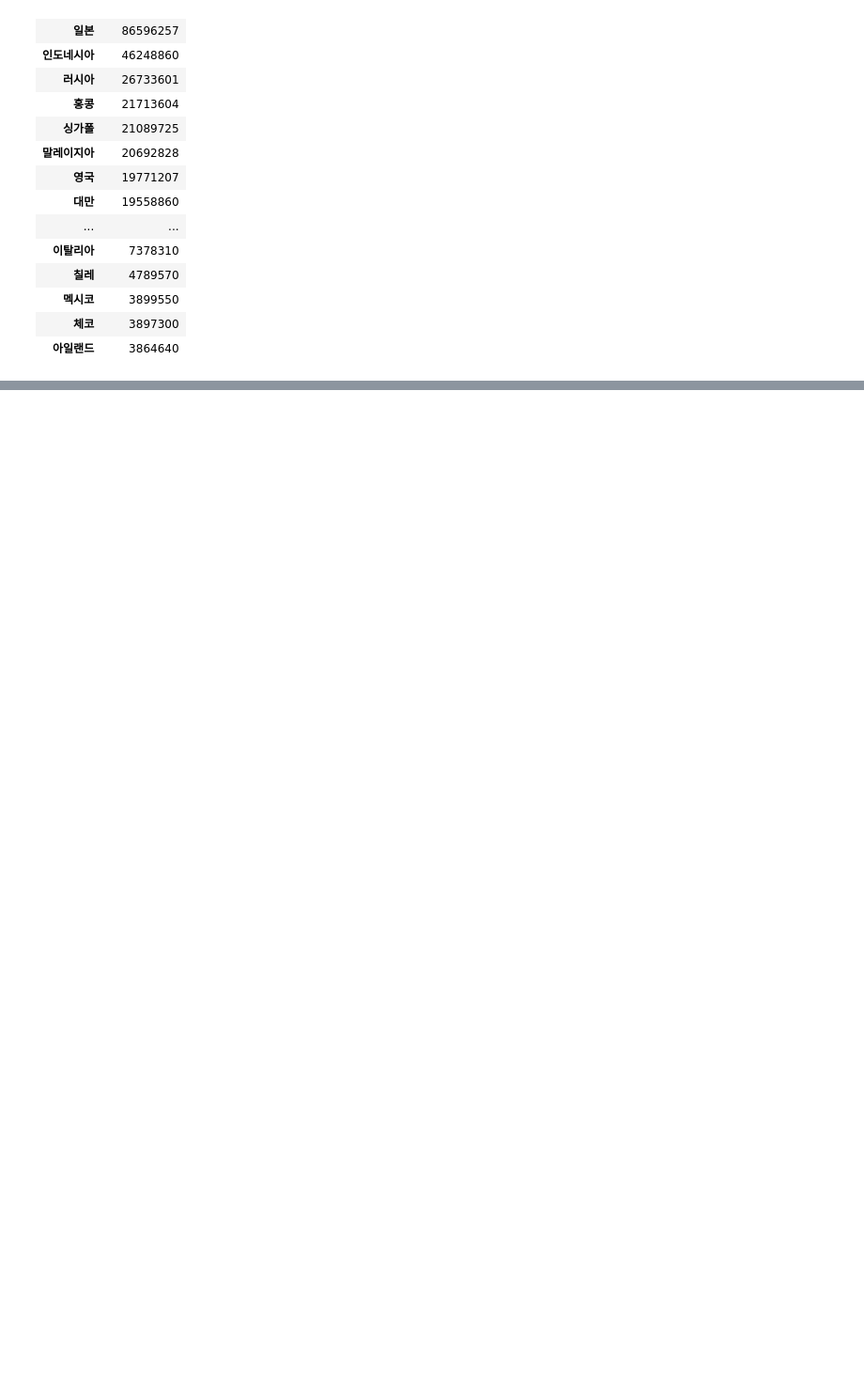
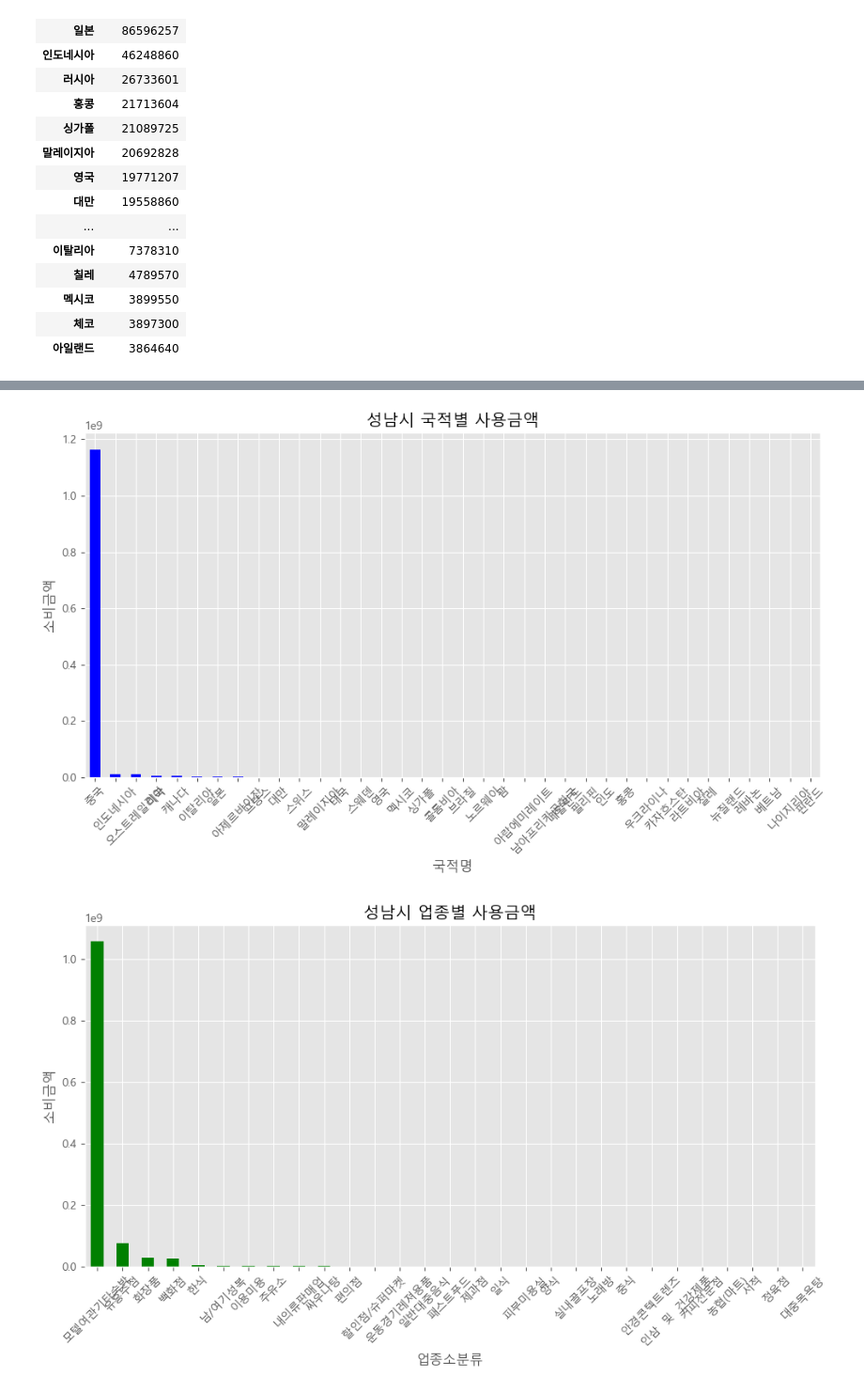
Before and after one commit to wowgang/MachineLearningLecture-2023, a Jupyter notebook: 100.dodo/데이터전처리.ipynb, the cells around one changed output, grey strips where cells are left out. Shown at 94% size. Saved outputs shown, nothing was run; the diff lists cells and outputs as text; code cells hidden in the pictures; blank space fills up the shorter version.

```diff
--- a/100.dodo/데이터전처리.ipynb
+++ b/100.dodo/데이터전처리.ipynb
@@ -232,0 +319,46 @@ consume_country_top_20
+# %%
+# '시군구명_new'를 기준으로 그룹화하고 '사용금액'의 합계를 계산합니다.
+city_group = df_new_외국인_업종.groupby('시군구명_new')['사용금액'].sum().sort_values(ascending=False)
+
+# 상위 6개 도시를 선택합니다.
+top_cities = city_group.index[:6]
+
+for i, city_name in enumerate(top_cities):
+    # 현재 도시의 데이터를 필터링합니다.
+    city_data = df_new_외국인_업종[df_new_외국인_업종['시군구명_new'] == city_name]
+
+    # '국적명'을 기준으로 그룹화하고 '사용금액'의 합계를 계산합니다.
+    consume_city_country = city_data.groupby('국적명')['사용금액'].sum().sort_values(ascending=False)
+
+    # '업종소분류'를 기준으로 그룹화하고 '사용금액'의 합계를 계산합니다.
+    consume_city_category = city_data.groupby('업종소분류')['사용금액'].sum().sort_values(ascending=False)
+
+    # '국적명' 데이터를 막대 그래프로 생성합니다.
+    plt.figure(figsize=(10, 6))
+    consume_city_country.plot(kind='bar', color='blue')
+    plt.xlabel('국적명')
+    plt.ylabel('소비금액')
+    plt.title(f'{city_name} 국적별 사용금액')
+    plt.xticks(rotation=45)
+    plt.tight_layout()
+
+    # 그래프를 이미지로 저장합니다.
+    # plt.savefig(f'img/01.(신규)경기도 내외국인 소비 현황 분석/01/img_3_{2*(i+1)-1}.png')
+
+    # '업종소분류' 데이터를 막대 그래프로 생성합니다.
+    plt.figure(figsize=(10, 6))
+    consume_city_category.plot(kind='bar', color='green')
+    plt.xlabel('업종소분류')
+    plt.ylabel('소비금액')
+    plt.title(f'{city_name} 업종별 사용금액')
+    plt.xticks(rotation=45)
+    plt.tight_layout()
+
+    # 그래프를 이미지로 저장합니다.
+    # plt.savefig(f'img/02.(신규)경기도 내외국인 소비 현황 분석/01/img_3_{2*(i+1)}.png')
+
+    # 그래프를 표시합니다.
+    plt.show()
+# %% [output]
+[figure, added]
+[figure, added]
```
Also changed, not shown: parts of 12 cells of this notebook.
